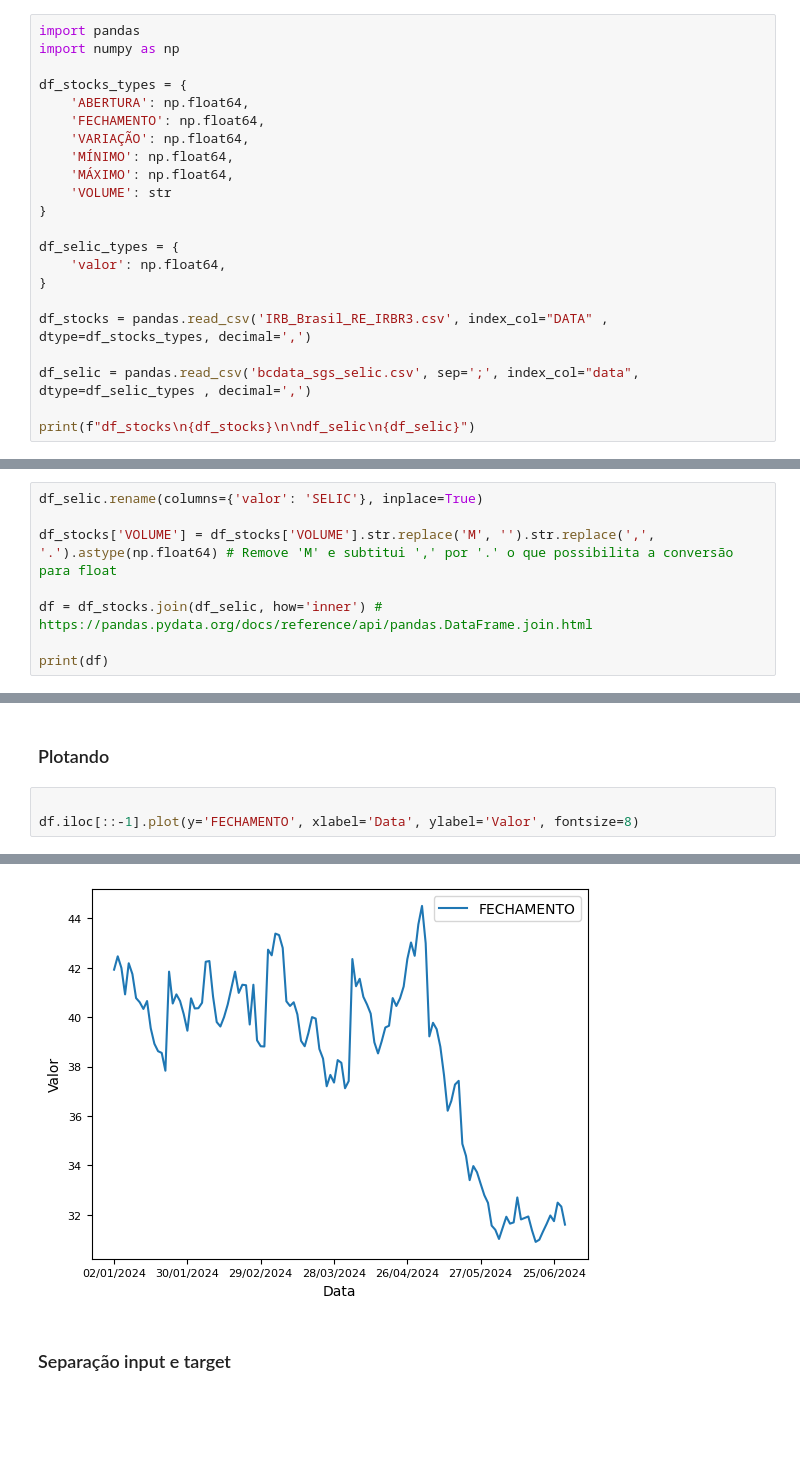
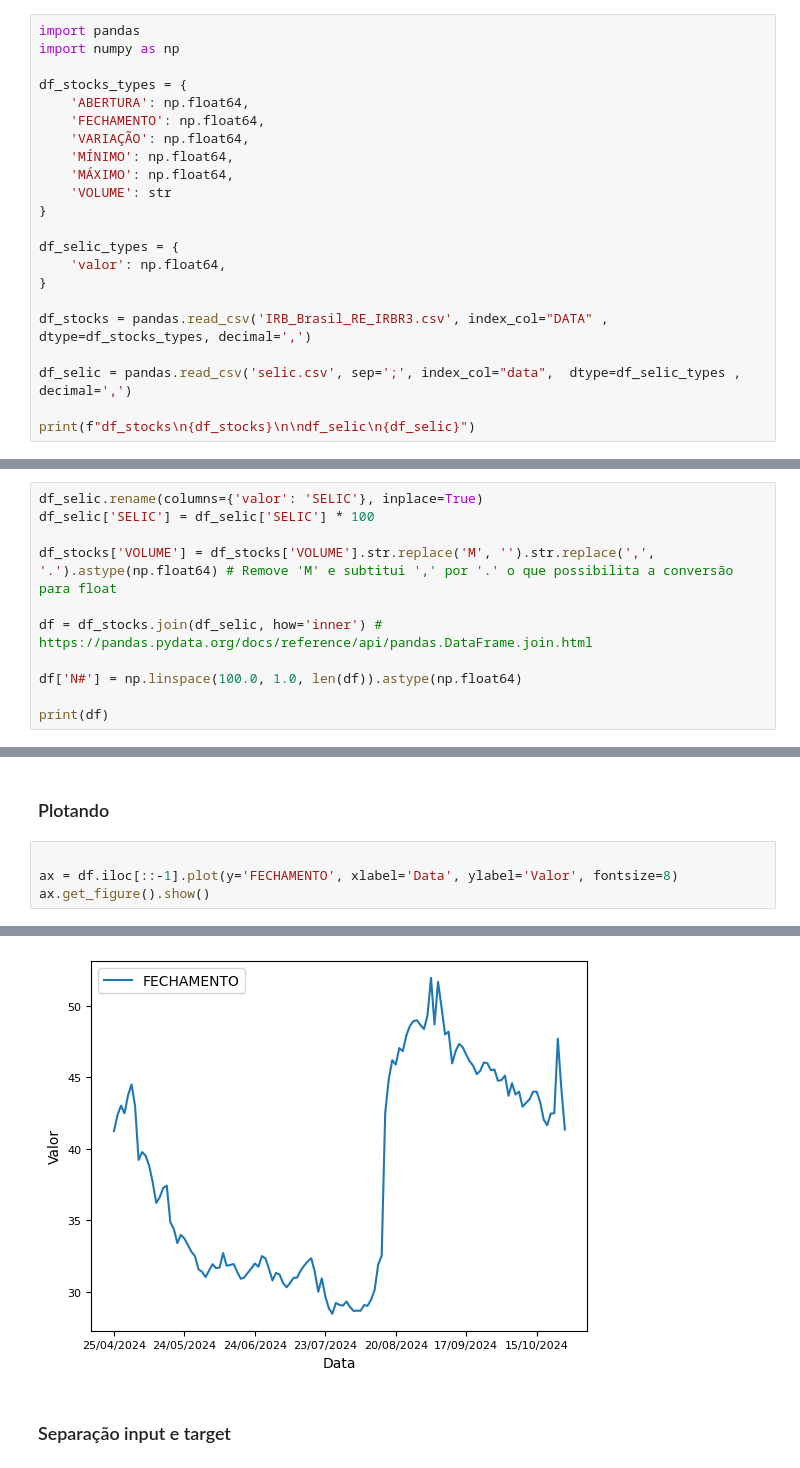
Before and after one commit to Diogo-NB/stock-exchange-mlp-predictions, a Jupyter notebook: stock_exchange_mlp_predictions.ipynb, the cells around one changed output, grey strips where cells are left out. Saved outputs shown, nothing was run; the diff lists cells and outputs as text; blank space fills up the shorter version.

Commit message:
feat: add testing & new set of data

```diff
--- a/stock_exchange_mlp_predictions.ipynb
+++ b/stock_exchange_mlp_predictions.ipynb
@@ -23,7 +23,7 @@ df_selic_types = {
 
 df_stocks = pandas.read_csv('IRB_Brasil_RE_IRBR3.csv', index_col="DATA" , dtype=df_stocks_types, decimal=',')
 
-df_selic = pandas.read_csv('bcdata_sgs_selic.csv', sep=';', index_col="data",  dtype=df_selic_types , decimal=',')
+df_selic = pandas.read_csv('selic.csv', sep=';', index_col="data",  dtype=df_selic_types , decimal=',')
 
 print(f"df_stocks\n{df_stocks}\n\ndf_selic\n{df_selic}")
 # %% [output]
@@ -48,10 +48,13 @@ DATA
 ### Tratamento dos dados
 # %%
 df_selic.rename(columns={'valor': 'SELIC'}, inplace=True)
+df_selic['SELIC'] = df_selic['SELIC'] * 100
 
 df_stocks['VOLUME'] = df_stocks['VOLUME'].str.replace('M', '').str.replace(',', '.').astype(np.float64) # Remove 'M' e subtitui ',' por '.' o que possibilita a conversão para float
 
 df = df_stocks.join(df_selic, how='inner') # https://pandas.pydata.org/docs/reference/api/pandas.DataFrame.join.html
 
+df['N#'] = np.linspace(100.0, 1.0, len(df)).astype(np.float64)
+
 print(df)
 # %% [output]
@@ -73,5 +79,6 @@ print(df)
 ### Plotando
 # %%
 
-df.iloc[::-1].plot(y='FECHAMENTO', xlabel='Data', ylabel='Valor', fontsize=8)
+ax = df.iloc[::-1].plot(y='FECHAMENTO', xlabel='Data', ylabel='Valor', fontsize=8)
+ax.get_figure().show()
 # %% [output]
@@ -79,3 +85,3 @@ df.iloc[::-1].plot(y='FECHAMENTO', xlabel='Data', ylabel='Valor', fontsize=8)
-[figure, old version]
+[figure, new version]
 # %% [markdown]
 ### Separação input e target
```
Also changed, not shown: parts of 7 cells of this notebook, 4 other files.
